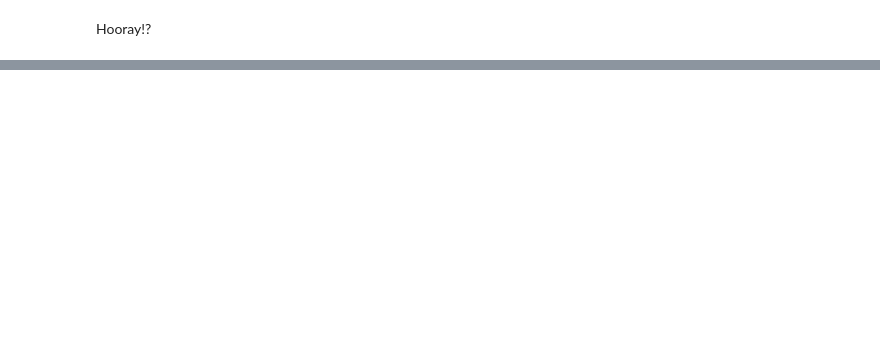
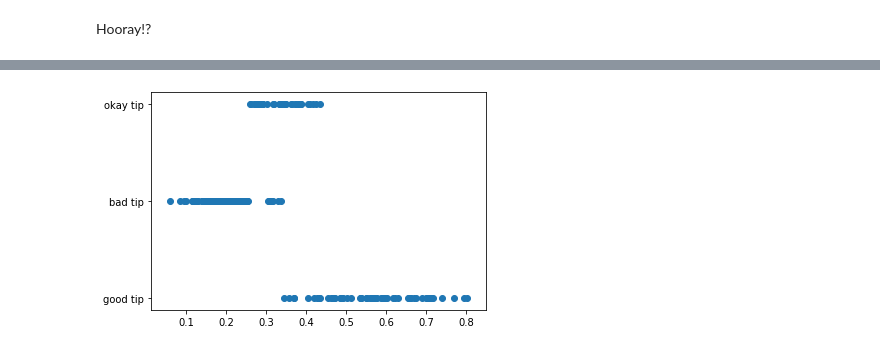
Before and after one commit to faithkane3/makeovermonday, a Jupyter notebook: visualizing_equality/decision_tree_interview.ipynb, the cells around one changed output, grey strips where cells are left out. Cells and saved outputs as stored; diff of their text form; code cells hidden in the pictures; blank space fills up the shorter version.

Commit message:
Commit logistic regression model and eval

```diff
--- a/visualizing_equality/decision_tree_interview.ipynb
+++ b/visualizing_equality/decision_tree_interview.ipynb
@@ -95,0 +121,4 @@ Hooray!?
+# %%
+logit = LogisticRegression(C=1, random_state = 123)
+# %%
+logit.fit(X_train, y_train)
@@ -95,0 +137,4 @@ Hooray!?
+# %%
+y_pred = logit.predict(X_train)
+# %%
+y_pred_proba = logit.predict_proba(X_train)
@@ -95,0 +158,9 @@ Hooray!?
+# %%
+y_pred_proba = [i[1] for i in y_pred_proba]
+fig = plt.figure()
+ax = fig.add_subplot(111)
+ax.scatter(y_pred_proba, y_pred)
+
+plt.show()
+# %% [output]
+[figure, added]
```
Also changed, not shown: parts of 9 cells of this notebook.
